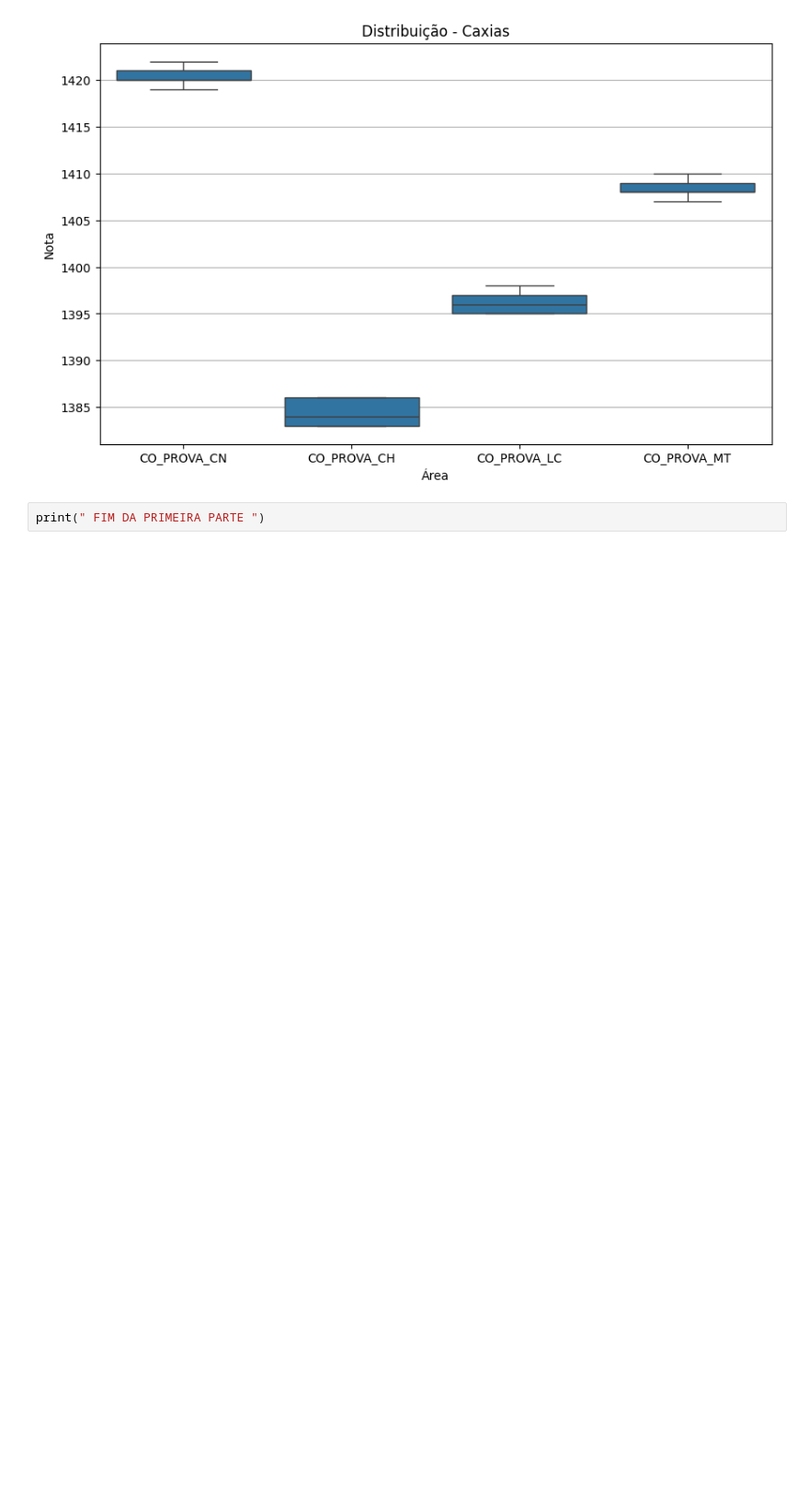
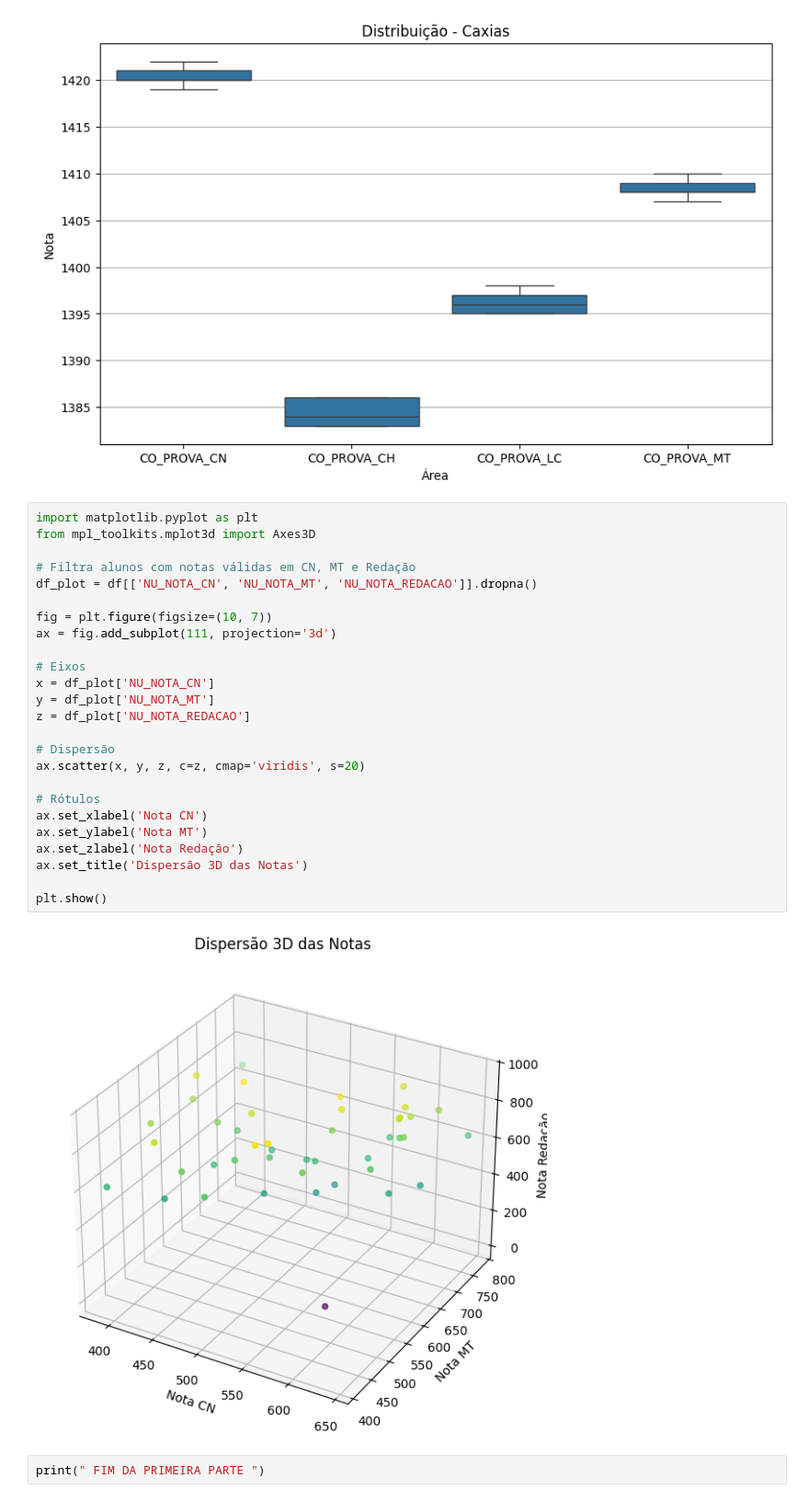
Before and after one commit to anderson02aa/ENEM-Frontin, a Jupyter notebook: ENEM_Frontin.ipynb, the cells around one changed output. Shown at 92% size. Cells and saved outputs as stored; diff of their text form; blank space fills up the shorter version.

```diff
--- a/ENEM_Frontin.ipynb
+++ b/ENEM_Frontin.ipynb
@@ -220,6 +220,33 @@ plt.grid(axis='y')
 plt.show()
 # %% [output]
 [figure]
+# %%
+import matplotlib.pyplot as plt
+from mpl_toolkits.mplot3d import Axes3D
+
+# Filtra alunos com notas válidas em CN, MT e Redação
+df_plot = df[['NU_NOTA_CN', 'NU_NOTA_MT', 'NU_NOTA_REDACAO']].dropna()
+
+fig = plt.figure(figsize=(10, 7))
+ax = fig.add_subplot(111, projection='3d')
+
+# Eixos
+x = df_plot['NU_NOTA_CN']
+y = df_plot['NU_NOTA_MT']
+z = df_plot['NU_NOTA_REDACAO']
+
+# Dispersão
+ax.scatter(x, y, z, c=z, cmap='viridis', s=20)
+
+# Rótulos
+ax.set_xlabel('Nota CN')
+ax.set_ylabel('Nota MT')
+ax.set_zlabel('Nota Redação')
+ax.set_title('Dispersão 3D das Notas')
+
+plt.show()
+# %% [output]
+[figure, added]
 # %%
 print(" FIM DA PRIMEIRA PARTE ")
 # %% [output]
```
